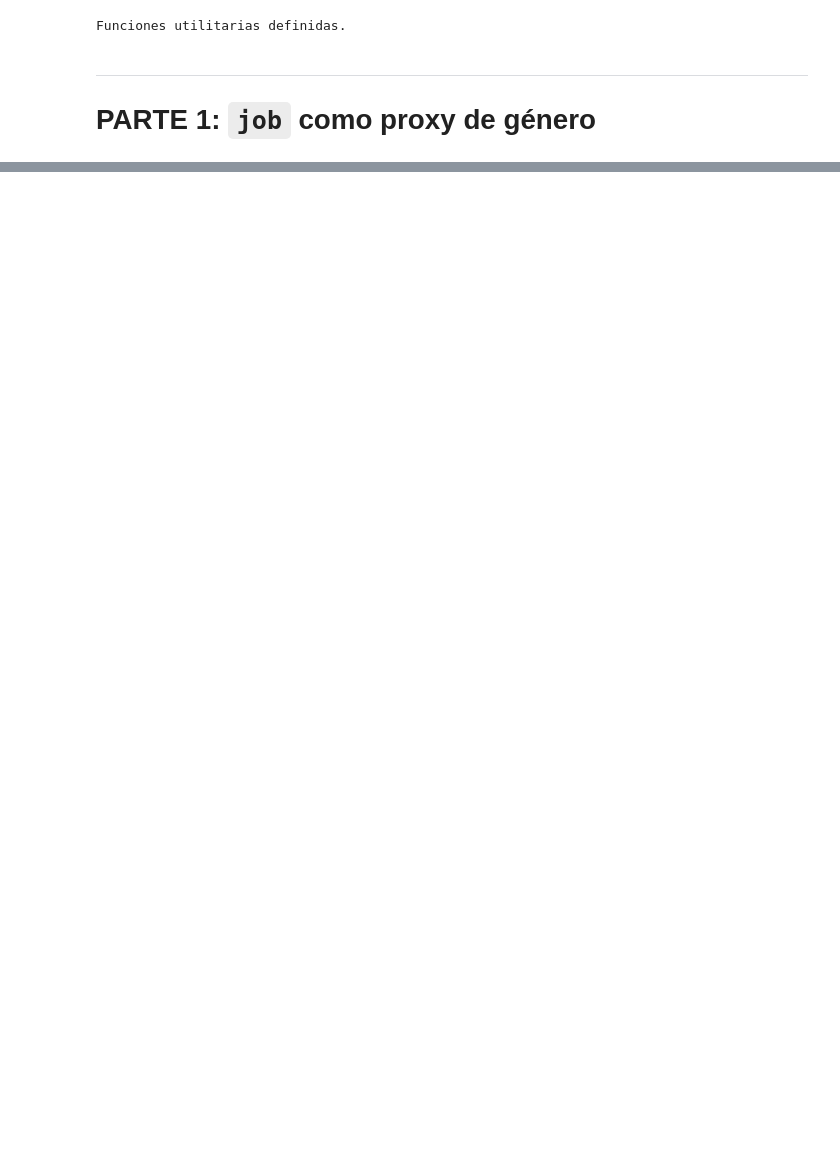
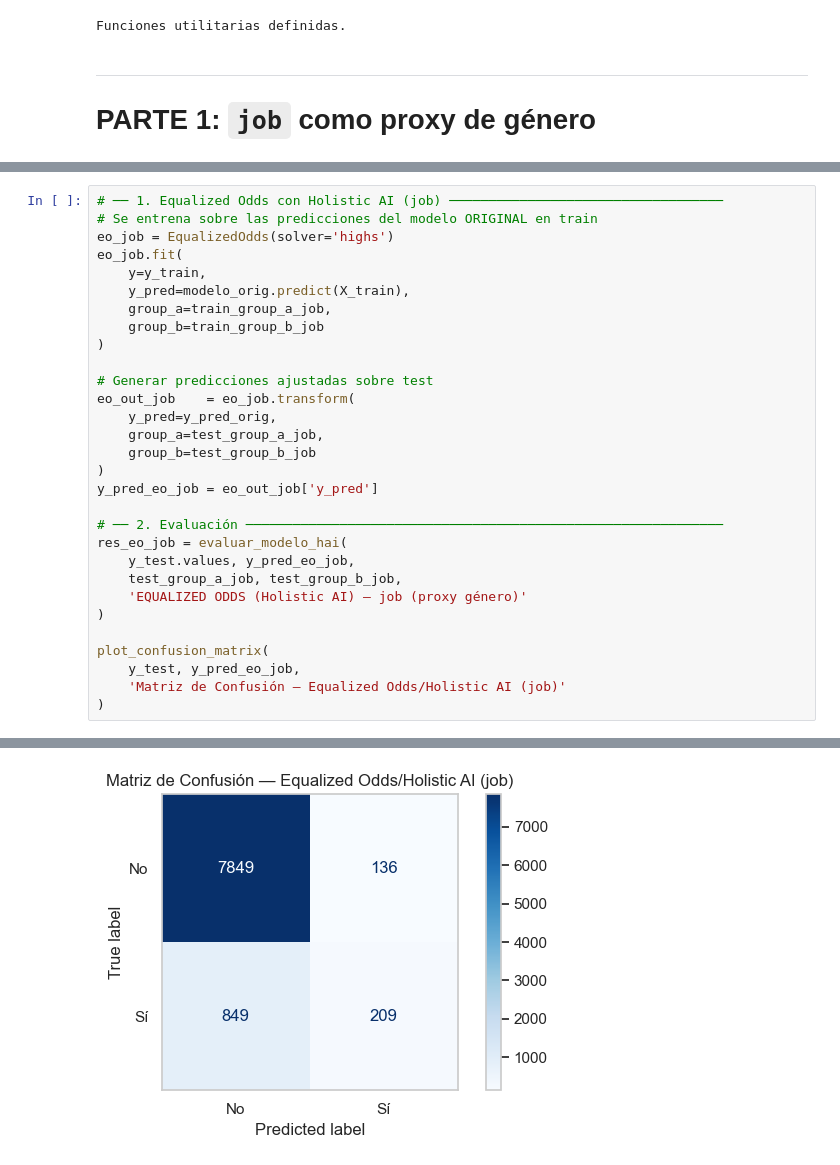
Before and after one commit to eltanook/bank-marketing, a Jupyter notebook: ej4.ipynb, the cells around one changed output, grey strips where cells are left out. Saved outputs shown, nothing was run; the diff lists cells and outputs as text; blank space fills up the shorter version.

```diff
--- a/ej4.ipynb
+++ b/ej4.ipynb
@@ -260,0 +210,31 @@ Umbrales por grupo: {'hist_femenino': np.float64(0.47000000000000003), 'hist_mas
+# %%
+# ── 1. Equalized Odds con Holistic AI (job) ───────────────────────────────────
+# Se entrena sobre las predicciones del modelo ORIGINAL en train
+eo_job = EqualizedOdds(solver='highs')
+eo_job.fit(
+    y=y_train,
+    y_pred=modelo_orig.predict(X_train),
+    group_a=train_group_a_job,
+    group_b=train_group_b_job
+)
+
+# Generar predicciones ajustadas sobre test
+eo_out_job    = eo_job.transform(
+    y_pred=y_pred_orig,
+    group_a=test_group_a_job,
+    group_b=test_group_b_job
+)
+y_pred_eo_job = eo_out_job['y_pred']
+
+# ── 2. Evaluación ─────────────────────────────────────────────────────────────
+res_eo_job = evaluar_modelo_hai(
+    y_test.values, y_pred_eo_job,
+    test_group_a_job, test_group_b_job,
+    'EQUALIZED ODDS (Holistic AI) — job (proxy género)'
+)
+
+plot_confusion_matrix(
+    y_test, y_pred_eo_job,
+    'Matriz de Confusión — Equalized Odds/Holistic AI (job)'
+)
+# %% [output]
@@ -261,3 +258,4 @@ Umbrales por grupo: {'hist_femenino': np.float64(0.47000000000000003), 'hist_mas
+[figure, added]
 # %% [markdown]
 ### Interpretación — Mitigación con job como proxy de género
 
```
Also changed, not shown: parts of 22 cells of this notebook, 9 other files.
